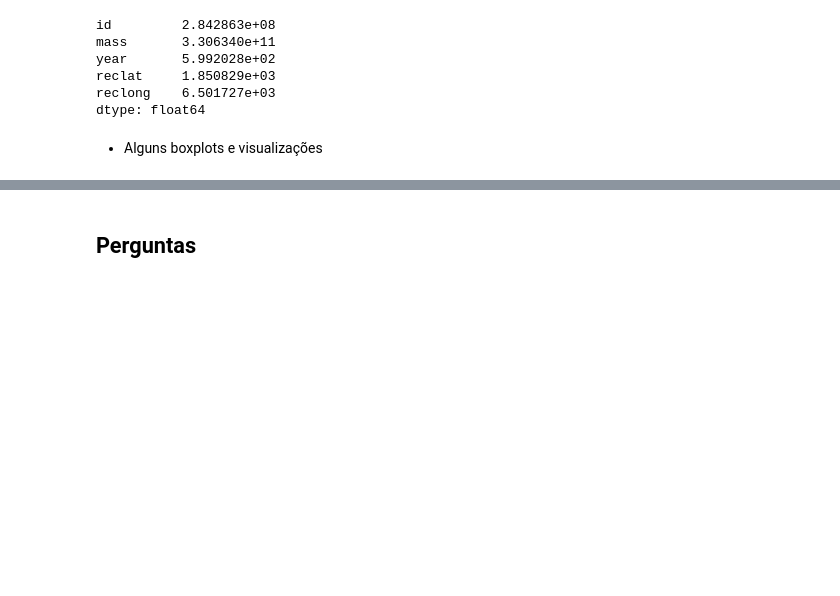
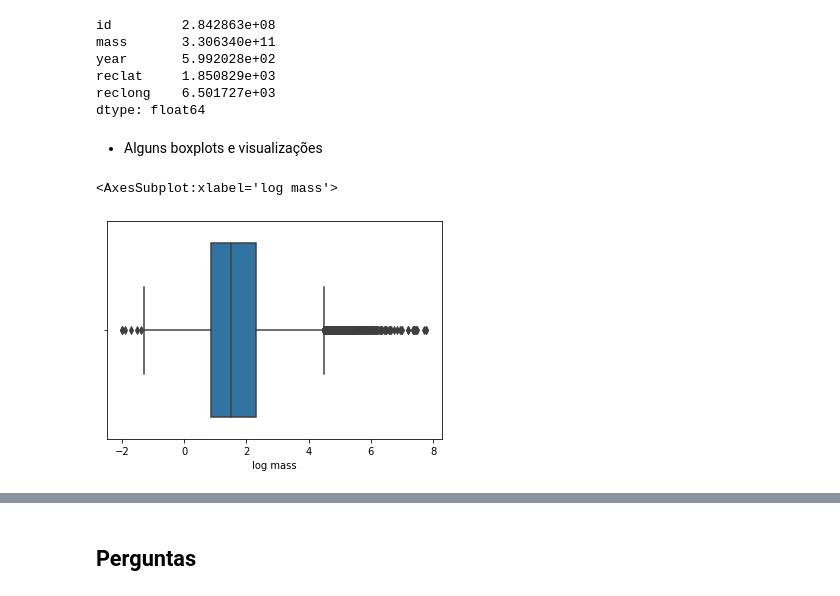
Before and after one commit to biabcaval/Projeto-ICD-analise-meteoros, a Jupyter notebook: relatório_final.ipynb, the cells around one changed output, grey strips where cells are left out. Saved outputs shown, nothing was run; the diff lists cells and outputs as text; code cells hidden in the pictures; blank space fills up the shorter version.

Commit message:
Visualizações do df1

```diff
--- a/relatório_final.ipynb
+++ b/relatório_final.ipynb
@@ -182,3 +182,8 @@ reclong    6.501727e+03
 dtype: float64
 # %% [markdown]
 - Alguns boxplots e visualizações
+# %%
+sns.boxplot(data=df1, x="log mass") # boxplot da variável 'mass' em escala logarítmica
+# %% [output]
+<AxesSubplot:xlabel='log mass'>
+[figure, added]
```
Also changed, not shown: parts of 5 cells of this notebook.
